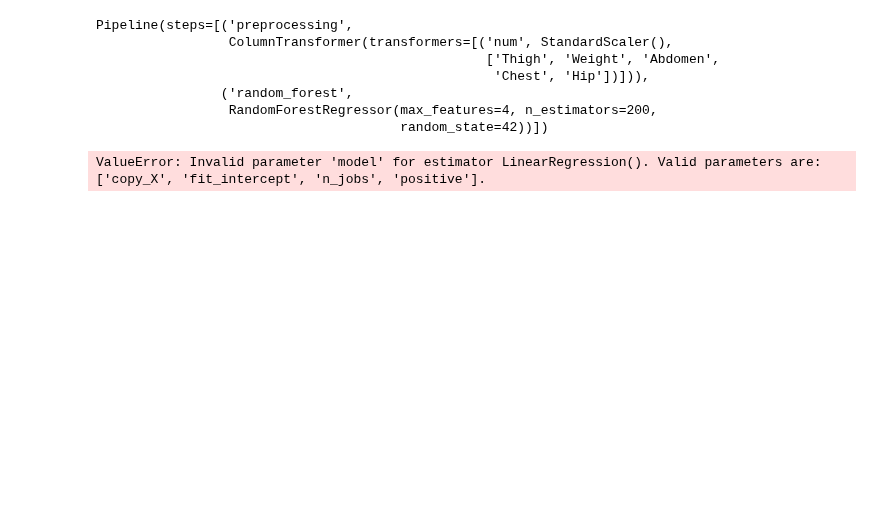
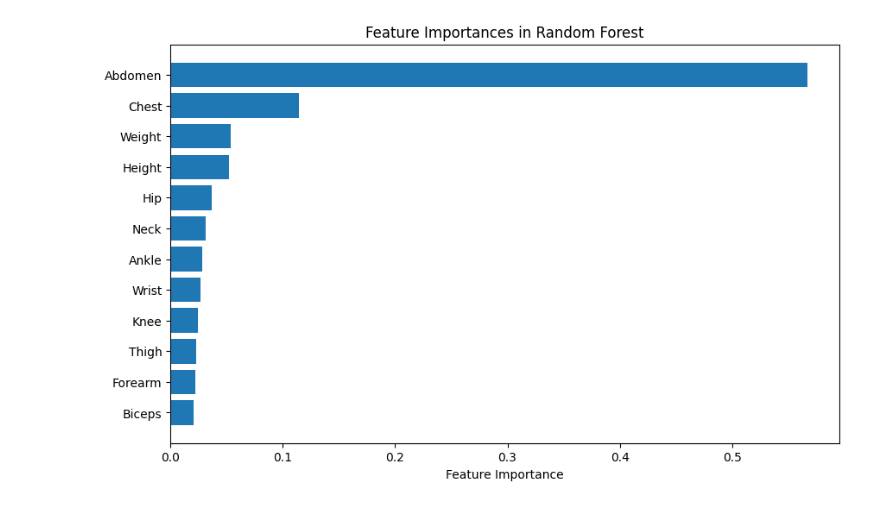
Before and after one commit to Feyabolt/CDS_1011_LN2, a Jupyter notebook: dev/main.ipynb, the cells around one changed output. Cells and saved outputs as stored; diff of their text form; code cells hidden in the pictures; blank space fills up the shorter version.

```diff
--- a/dev/main.ipynb
+++ b/dev/main.ipynb
@@ -93,12 +133,12 @@ from sklearn.model_selection import train_test_split
 from sklearn.tree import DecisionTreeRegressor
 
 # Daten vorbereiten
-X = dataset[["Thigh", "Weight", "Abdomen", "Chest", "Hip"]]
+X = dataset[["Weight", "Height", "Neck", "Chest", "Abdomen", "Hip", "Thigh", "Knee", "Ankle", "Biceps", "Forearm", "Wrist"]]
 Y = dataset['class']
 
 # Transformationen definieren
 preprocessor = ColumnTransformer([
-    ('num', StandardScaler(), ["Thigh", "Weight", "Abdomen", "Chest", "Hip"]),
+    ('num', StandardScaler(), ["Weight", "Height", "Neck", "Chest", "Abdomen", "Hip", "Thigh", "Knee", "Ankle", "Biceps", "Forearm", "Wrist"]),
 ])
 
 # Pipeline erstellen
@@ -114,18 +154,17 @@ pipelineDecisionTree = Pipeline([
 
 pipelineForest = Pipeline([
     ('prep', preprocessor),
-    ('model', RandomForestRegressor (n_estimators=200, max_features=4, random_state=42))
+    ('model', RandomForestRegressor (n_estimators=200, max_features=13, random_state=42))
 ])
 
 # Training
 X_train, X_test, Y_train, Y_test = train_test_split(X, Y, test_size=0.2, random_state=42)
 pipelineLinear.fit(X_train, Y_train)
 pipelineDecisionTree.fit(X_train, Y_train)
+pipelineForest.fit(X_train, Y_train)
 
 
 # Vorhersage
 y_predLinear = pipelineLinear.predict(X_train)
 y_predDecisionTree = pipelineDecisionTree.predict(X_train)
-
-
-y_predLinear[:5]
+y_predForest = pipelineForest.predict(X_train)
@@ -196,16 +233,20 @@ dtype: float64
 # %%
 from sklearn.model_selection import GridSearchCV
 
+# Transformationen definieren
+preprocessor = ColumnTransformer([
+    ('num', StandardScaler(), ["Weight", "Height", "Neck", "Chest", "Abdomen", "Hip", "Thigh", "Knee", "Ankle", "Biceps", "Forearm", "Wrist"]),
+])
 
 full_pipeline = Pipeline([
     ("preprocessing", preprocessor),
     ("random_forest", RandomForestRegressor(random_state=42)),
 ])
 param_grid = [
-    {'random_forest__max_features': [4, 6, 8],  # Optimierung der Featureanzahl für RF
+    {'random_forest__max_features': [1,3,5,7,9,11,13],  # Optimierung der Featureanzahl für RF
      'random_forest__n_estimators': [50, 100, 200]},  # Anzahl der Bäume im Wald
 ]
-grid_search = GridSearchCV(full_pipeline, param_grid, cv=3,
+grid_search = GridSearchCV(full_pipeline, param_grid, cv=10,
                            scoring='neg_root_mean_squared_error')
 grid_search.fit(X_train, Y_train)
 # %% [output]
@@ -230,32 +270,26 @@ grid_search.best_params_
-# %%
-grid_search.best_estimator_
-# %% [output]
-Pipeline(steps=[('preprocessing',
-                 ColumnTransformer(transformers=[('num', StandardScaler(),
-                                                  ['Thigh', 'Weight', 'Abdomen',
-                                                   'Chest', 'Hip'])])),
-                ('random_forest',
-                 RandomForestRegressor(max_features=4, n_estimators=200,
-                                       random_state=42))])
-# %%
-from sklearn.model_selection import GridSearchCV
-from sklearn.ensemble import GradientBoostingRegressor
-
-param_grid = [
-    {"preprocessing__scaler": ["passthrough", StandardScaler()],
-     "model__alpha": [0.01, 0.1, 1, 10, 100]}
-]
-
-model = LinearRegression()
-grid = GridSearchCV(model, param_grid, cv=5,
-                           scoring='r2',
-                           return_train_score=True)
-grid.fit(X_train, Y_train)
-
-y_pred = grid.predict(X_test)
-
-print("Best estimator across ALL searched params:\n",grid.best_estimator_)
-print("Best score across ALL searched params:\n",grid.best_score_)
-print("Best parameters across ALL searched params:\n",grid.best_params_)
-# %% [output]
-ValueError: Invalid parameter 'model' for estimator LinearRegression(). Valid parameters are: ['copy_X', 'fit_intercept', 'n_jobs', 'positive'].
+# %%
+best_model = grid_search.best_estimator_                # Das beste Modell der Grid-Search entnehmen
+
+# Die Feature Importances entnehmen
+rf_model = best_model.named_steps['random_forest']
+importances = rf_model.feature_importances_
+
+feature_names = ["Weight", "Height", "Neck", "Chest", "Abdomen", "Hip",
+                 "Thigh", "Knee", "Ankle", "Biceps", "Forearm", "Wrist"]
+
+# Sortieren der Features nach Wichtigkeit
+sorted_indices = np.argsort(importances)[::-1]
+sorted_features = [(feature_names[i], importances[i]) for i in sorted_indices]
+
+# Sortieren für bessere Darstellung
+sorted_features, sorted_importances = zip(*sorted_features)
+
+# Visualisieren der Importances
+plt.figure(figsize=(10, 6))
+plt.barh(sorted_features, sorted_importances)
+plt.xlabel('Feature Importance')
+plt.title('Feature Importances in Random Forest')
+plt.gca().invert_yaxis()
+plt.show()
+# %% [output]
+[figure, added]
```
Also changed, not shown: parts of 49 cells of this notebook.
